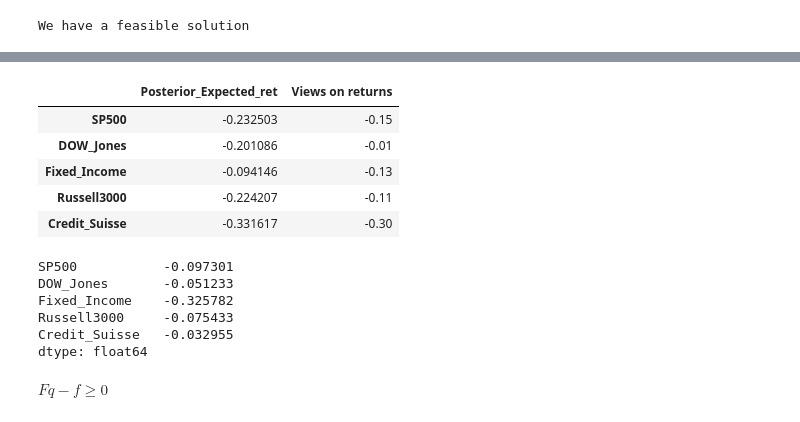
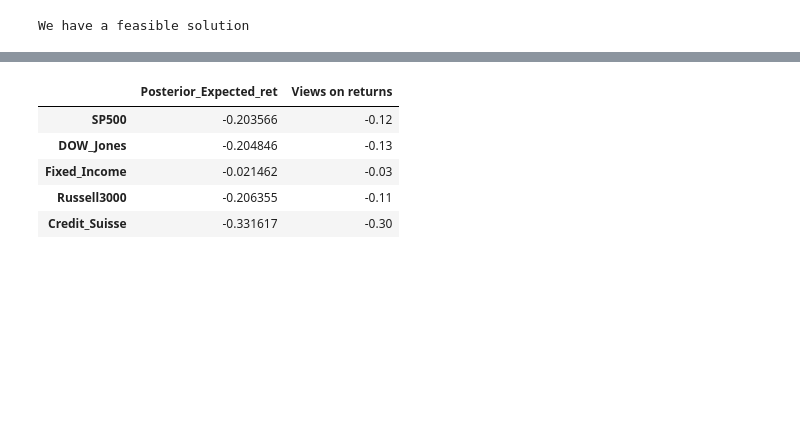
Before and after one commit to LucaDaquanno/Conditional-Monte-Carlo, a Jupyter notebook: Entropy_pool_prob_300323.ipynb, the cells around one changed output, grey strips where cells are left out. Cells and saved outputs as stored; diff of their text form; code cells hidden in the pictures; blank space fills up the shorter version.

Commit message:
users can define different views on asset classes specifing a unique posterior distribution

```diff
--- a/Entropy_pool_prob_300323.ipynb
+++ b/Entropy_pool_prob_300323.ipynb
@@ -730,27 +728,17 @@ compare.plot()
 # %%
 posterior_expected_returns=x_restricted.T.dot(post_prob)
 posterior_expected_returns.name='Posterior_Expected_ret'
 second_moment=(x_restricted**2).T.dot(post_prob)
-posterior_volatilities=(second_moment-(posterior_expected_returns**2))
+posterior_volatilities=np.sqrt((second_moment-(posterior_expected_returns**2)))
 posterior_volatilities.name='Posterior_volatility'
 obj_mean.name='Views on returns'
+obj_vol.name='Views on volatility'
 comparing_expected_ret=pd.concat([posterior_expected_returns*252,obj_mean],axis=1)
 comparing_expected_ret
 # %% [output]
 |  | Posterior_Expected_ret | Views on returns |
-| SP500 | -0.232503 | -0.15 |
-| DOW_Jones | -0.201086 | -0.01 |
-| Fixed_Income | -0.094146 | -0.13 |
-| Russell3000 | -0.224207 | -0.11 |
+| SP500 | -0.203566 | -0.12 |
+| DOW_Jones | -0.204846 | -0.13 |
+| Fixed_Income | -0.021462 | -0.03 |
+| Russell3000 | -0.206355 | -0.11 |
 | Credit_Suisse | -0.331617 | -0.30 |
-# %%
-v_star1
-# %% [output]
-SP500           -0.097301
-DOW_Jones       -0.051233
-Fixed_Income    -0.325782
-Russell3000     -0.075433
-Credit_Suisse   -0.032955
-dtype: float64
-# %% [markdown]
-$ Fq - f \geq 0$
```
Also changed, not shown: parts of 21 cells of this notebook.
